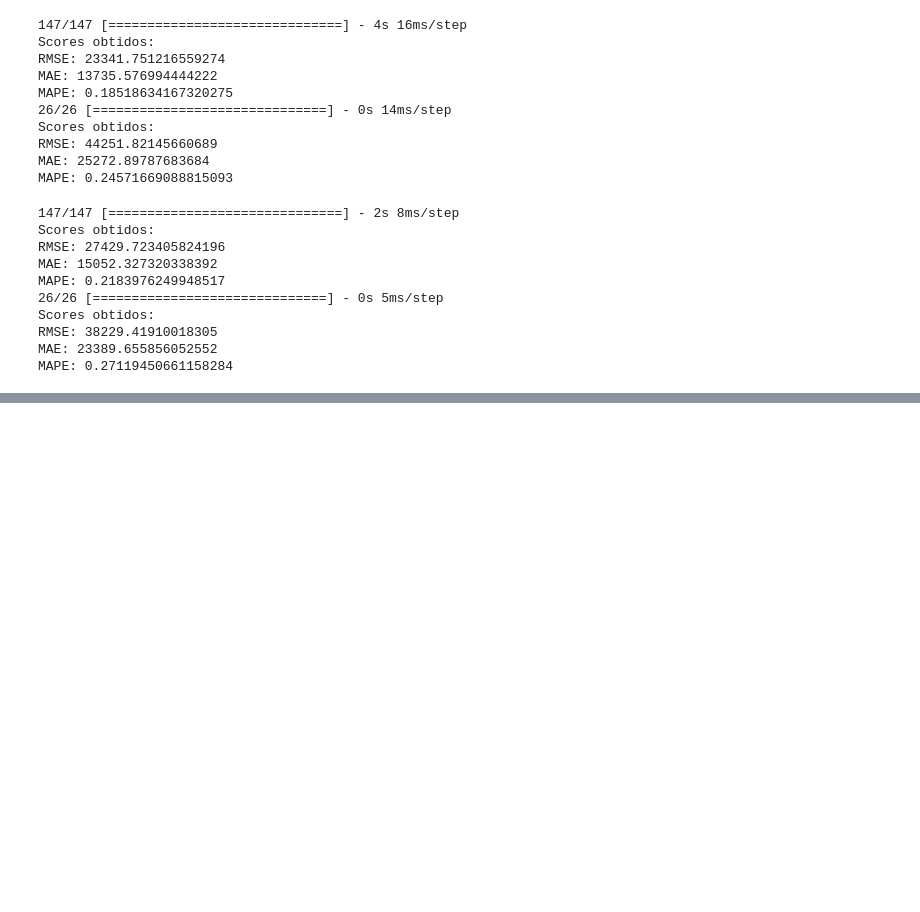
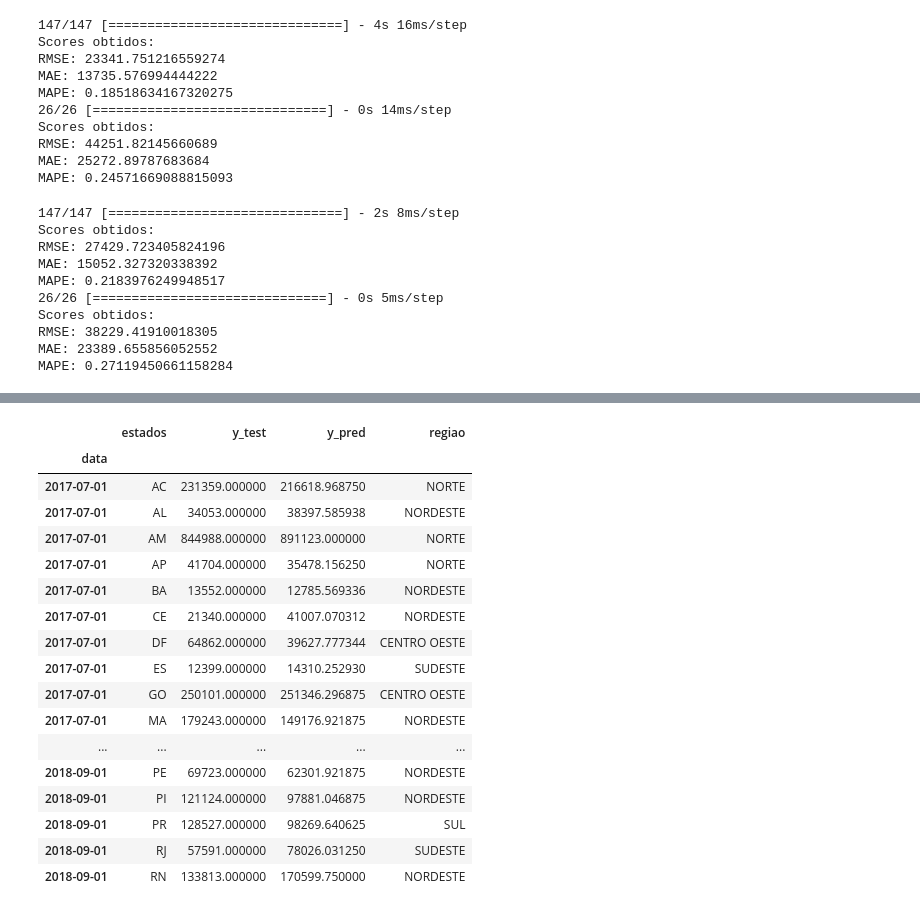
Before and after one commit to LeiteJu/TCC, a Jupyter notebook: notebooks/lstm.ipynb, the cells around one changed output, grey strips where cells are left out. Cells and saved outputs as stored; diff of their text form; code cells hidden in the pictures; blank space fills up the shorter version.

```diff
--- a/notebooks/lstm.ipynb
+++ b/notebooks/lstm.ipynb
@@ -1597,0 +1680,23 @@ MAPE: 0.27119450661158284
+# %%
+pred = get_pred(y_test, y_pred)
+# %%
+pred.style
+# %% [output]
+|  | estados | y_test | y_pred | regiao |
+| data |  |  |  |  |
+| 2017-07-01 | AC | 231359.000000 | 216618.968750 | NORTE |
+| 2017-07-01 | AL | 34053.000000 | 38397.585938 | NORDESTE |
+| 2017-07-01 | AM | 844988.000000 | 891123.000000 | NORTE |
+| 2017-07-01 | AP | 41704.000000 | 35478.156250 | NORTE |
+| 2017-07-01 | BA | 13552.000000 | 12785.569336 | NORDESTE |
+| 2017-07-01 | CE | 21340.000000 | 41007.070312 | NORDESTE |
+| 2017-07-01 | DF | 64862.000000 | 39627.777344 | CENTRO OESTE |
+| 2017-07-01 | ES | 12399.000000 | 14310.252930 | SUDESTE |
+| 2017-07-01 | GO | 250101.000000 | 251346.296875 | CENTRO OESTE |
+| 2017-07-01 | MA | 179243.000000 | 149176.921875 | NORDESTE |
+| ... | ... | ... | ... | ... |
+| 2018-09-01 | PE | 69723.000000 | 62301.921875 | NORDESTE |
+| 2018-09-01 | PI | 121124.000000 | 97881.046875 | NORDESTE |
+| 2018-09-01 | PR | 128527.000000 | 98269.640625 | SUL |
+| 2018-09-01 | RJ | 57591.000000 | 78026.031250 | SUDESTE |
+| 2018-09-01 | RN | 133813.000000 | 170599.750000 | NORDESTE |
```
Also changed, not shown: parts of 7 cells of this notebook.
